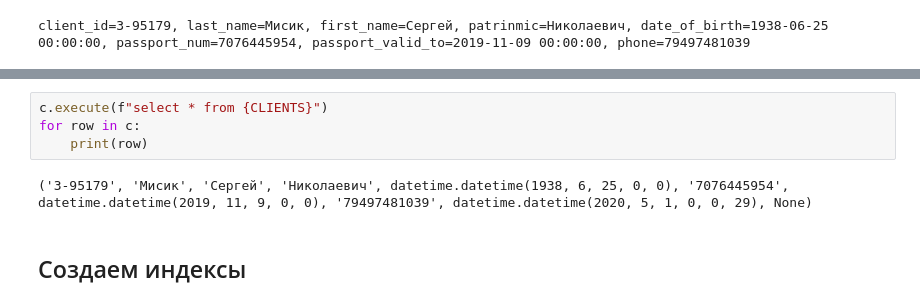
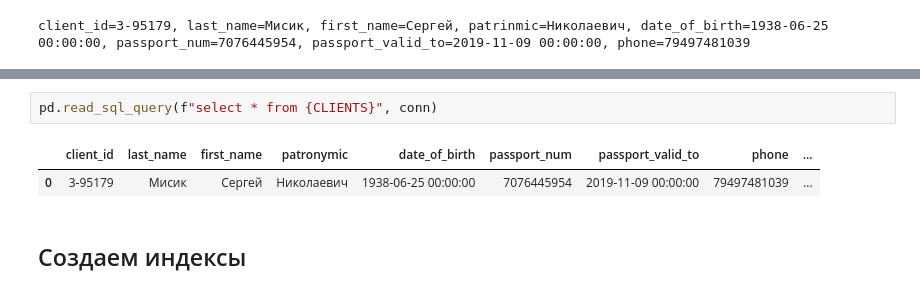
Before and after one commit to NikiIva/DE, a Jupyter notebook: Проект.ipynb, the cells around one changed output, grey strips where cells are left out. Drawn from its saved outputs; the diff is of its cells as text.

```diff
--- a/Проект.ipynb
+++ b/Проект.ipynb
@@ -395,9 +394,8 @@ c.execute(t.insert(q.trans_date))
-# %%
-c.execute(f"select * from {CLIENTS}")
-for row in c:
-    print(row)
-# %% [output]
-('3-95179', 'Мисик', 'Сергей', 'Николаевич', datetime.datetime(1938, 6, 25, 0, 0), '7076445954', datetime.datetime(2019, 11, 9, 0, 0), '79497481039', datetime.datetime(2020, 5, 1, 0, 0, 29), None)
+# %%
+pd.read_sql_query(f"select * from {CLIENTS}", conn)
+# %% [output]
+|  | client_id | last_name | first_name | patronymic | date_of_birth | passport_num | passport_valid_to | phone | ... |
+| 0 | 3-95179 | Мисик | Сергей | Николаевич | 1938-06-25 00:00:00 | 7076445954 | 2019-11-09 00:00:00 | 79497481039 | ... |
 # %% [markdown]
 ## Создаем индексы
 # %%
```
Also changed, not shown: parts of 94 cells of this notebook.
